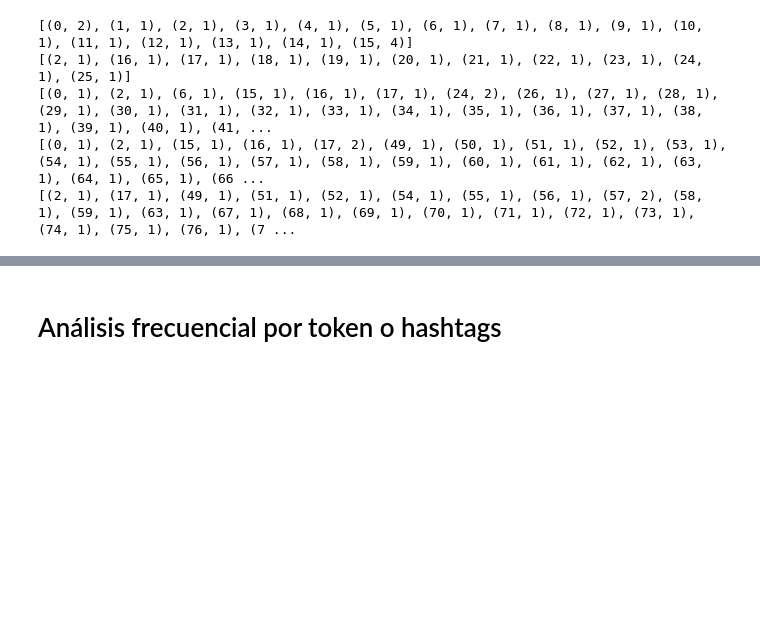
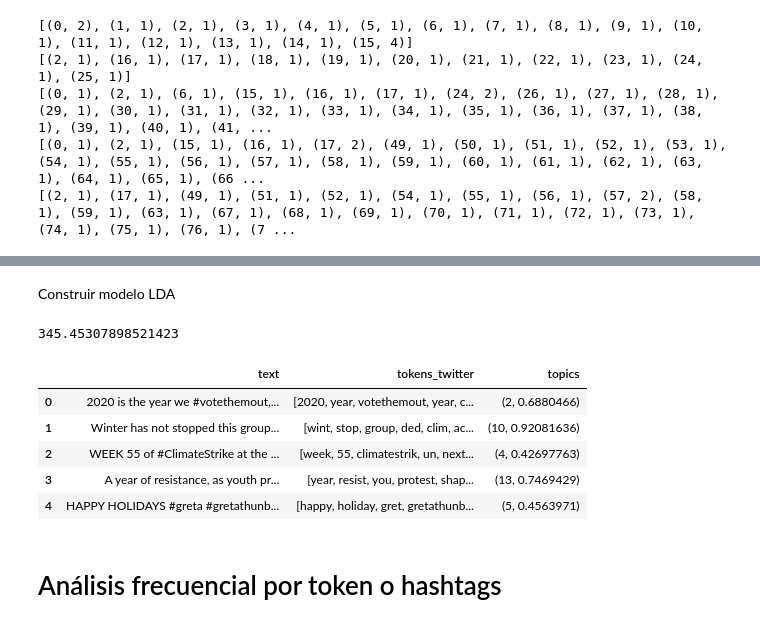
Before and after one commit to lmbd92/st1800-st1801-trabajo3-2261, a Jupyter notebook: Trabajo3Lina_Jose.ipynb, the cells around one changed output, grey strips where cells are left out. Cells and saved outputs as stored; diff of their text form; code cells hidden in the pictures; blank space fills up the shorter version.

```diff
--- a/Trabajo3Lina_Jose.ipynb
+++ b/Trabajo3Lina_Jose.ipynb
@@ -208,0 +209,9 @@ for i in corpus[:5]:
+# %%
+# libreria para paralelizar
+import multiprocessing as mp
+import time
+
+t0 = time.time()
+pool = mp.Pool(mp.cpu_count())
+doc_term_matrix = pool.map(dictionary.doc2bow, [sentence for sentence in df.tokens_twitter])
+pool.close()
@@ -209,3 +237,31 @@ for i in corpus[:5]:
+# %% [markdown]
+Construir modelo LDA
+# %%
+from gensim.models.ldamulticore import LdaMulticore
+
+t0 = time.time()
+lda_model = LdaMulticore(doc_term_matrix, num_topics=20, id2word = dictionary, passes=10, workers=10)
+print(time.time()-t0)
+# %% [output]
+345.45307898521423
+# %%
+def assigntopic(doc):
+    vector = lda_model[dictionary.doc2bow(doc)]
+    # opción 1: todos los tópicos ordenados de mayor a menor, podria ser topN tambien asi: return vector[:5] n=5
+    #vector = sorted(vector, key=lambda item: -item[1])
+    # opción 2: asignar el tópico mayor a cada documento
+    vector = max(vector,key=lambda item: item[1])
+    return vector
+# %%
+df['topics'] = df.apply(lambda row: assigntopic(row['tokens_twitter']), axis=1)
+df.head()
+# %% [output]
+|  | text | tokens_twitter | topics |
+| 0 | 2020 is the year we #votethemout,... | [2020, year, votethemout, year, c... | (2, 0.6880466) |
+| 1 | Winter has not stopped this group... | [wint, stop, group, ded, clim, ac... | (10, 0.92081636) |
+| 2 | WEEK 55 of #ClimateStrike at the ... | [week, 55, climatestrik, un, next... | (4, 0.42697763) |
+| 3 | A year of resistance, as youth pr... | [year, resist, you, protest, shap... | (13, 0.7469429) |
+| 4 | HAPPY HOLIDAYS #greta #gretathunb... | [happy, holiday, gret, gretathunb... | (5, 0.4563971) |
 # %% [markdown]
 # Análisis frecuencial por token o hashtags
 # %% [markdown]
```
Also changed, not shown: parts of 9 cells of this notebook.
